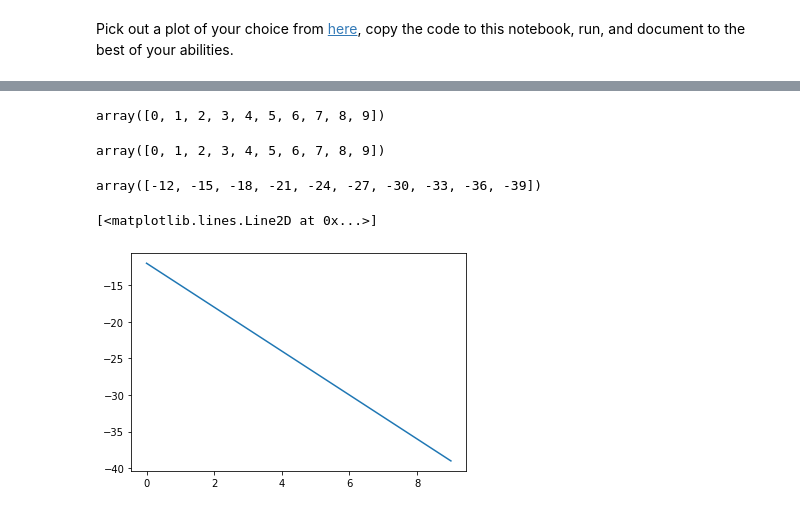
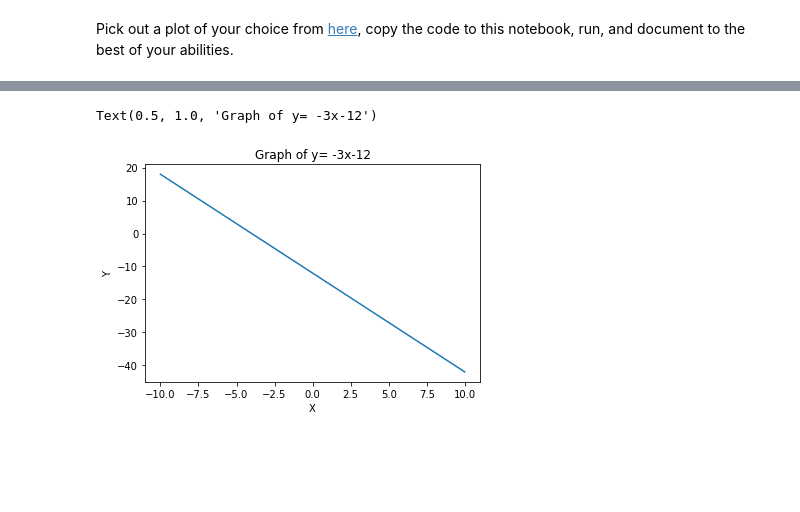
Before and after one commit to abbyleppert/Data-Science, a Jupyter notebook: Abigail_Leppert_Lab_1.ipynb, the cells around one changed output, grey strips where cells are left out. Cells and saved outputs as stored; diff of their text form; code cells hidden in the pictures; blank space fills up the shorter version.

```diff
--- a/Abigail_Leppert_Lab_1.ipynb
+++ b/Abigail_Leppert_Lab_1.ipynb
@@ -271,4 +260,0 @@ x= np.arange(10)
-# %%
-x
-# %% [output]
-array([0, 1, 2, 3, 4, 5, 6, 7, 8, 9])
@@ -277,13 +261,16 @@ y=-3*x-12
-# %%
-x
-# %% [output]
-array([0, 1, 2, 3, 4, 5, 6, 7, 8, 9])
-# %%
-y
-# %% [output]
-array([-12, -15, -18, -21, -24, -27, -30, -33, -36, -39])
-# %%
-plt.plot(x,y)
-# %% [output]
-[<matplotlib.lines.Line2D at 0x...>]
-[figure, removed]
+# %%
+import numpy as np
+import matplotlib.pyplot as plt
+
+x= np.linspace(-10, 10, 50) #creates x and y value for graph
+y= (-3*x-12)
+
+plt.plot(x,y)
+# plotting line
+
+plt.xlabel('X') #makes labels
+plt.ylabel('Y')
+plt.title('Graph of y= -3x-12')
+# %% [output]
+Text(0.5, 1.0, 'Graph of y= -3x-12')
+[figure, added]
```
Also changed, not shown: parts of 12 cells of this notebook.
